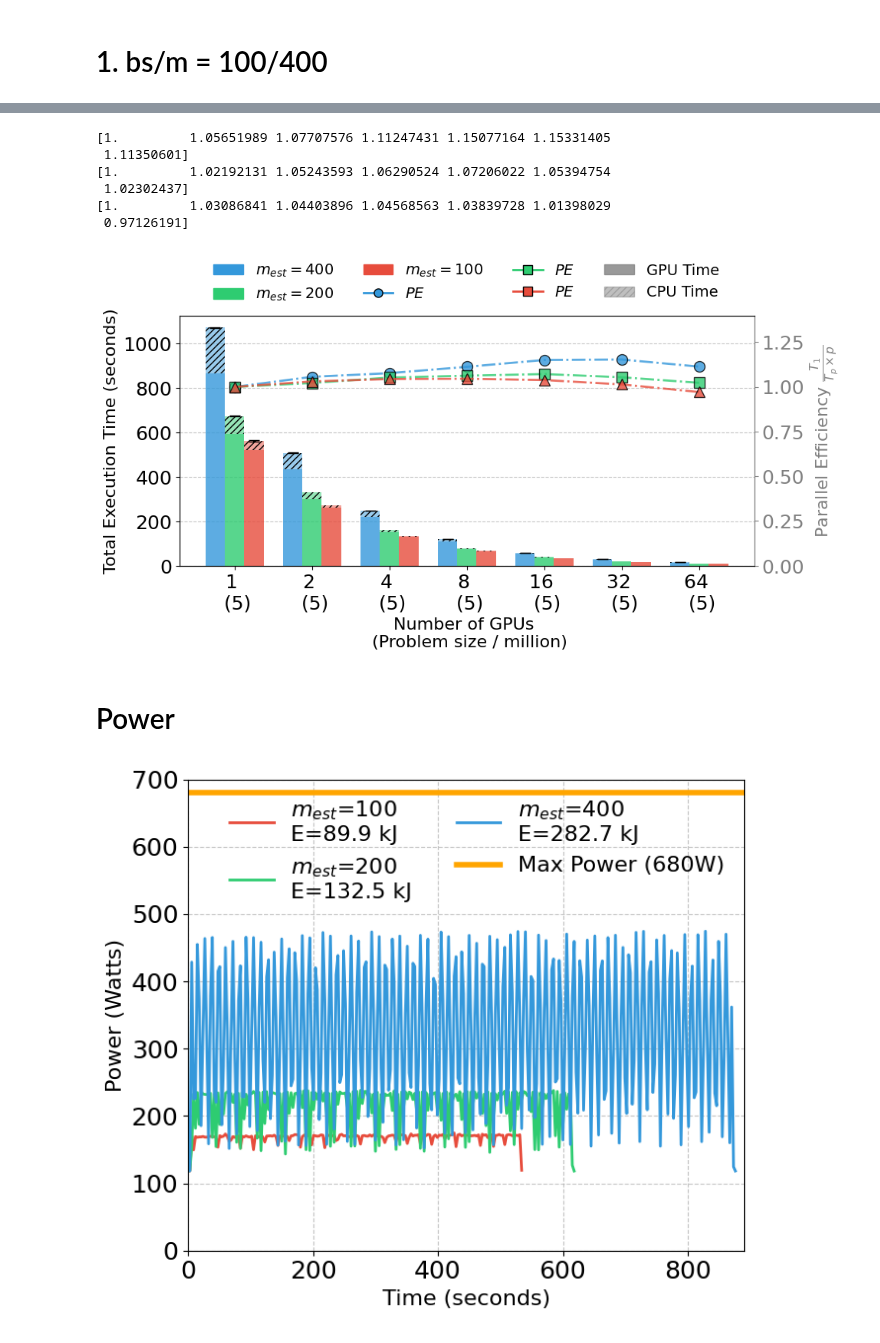
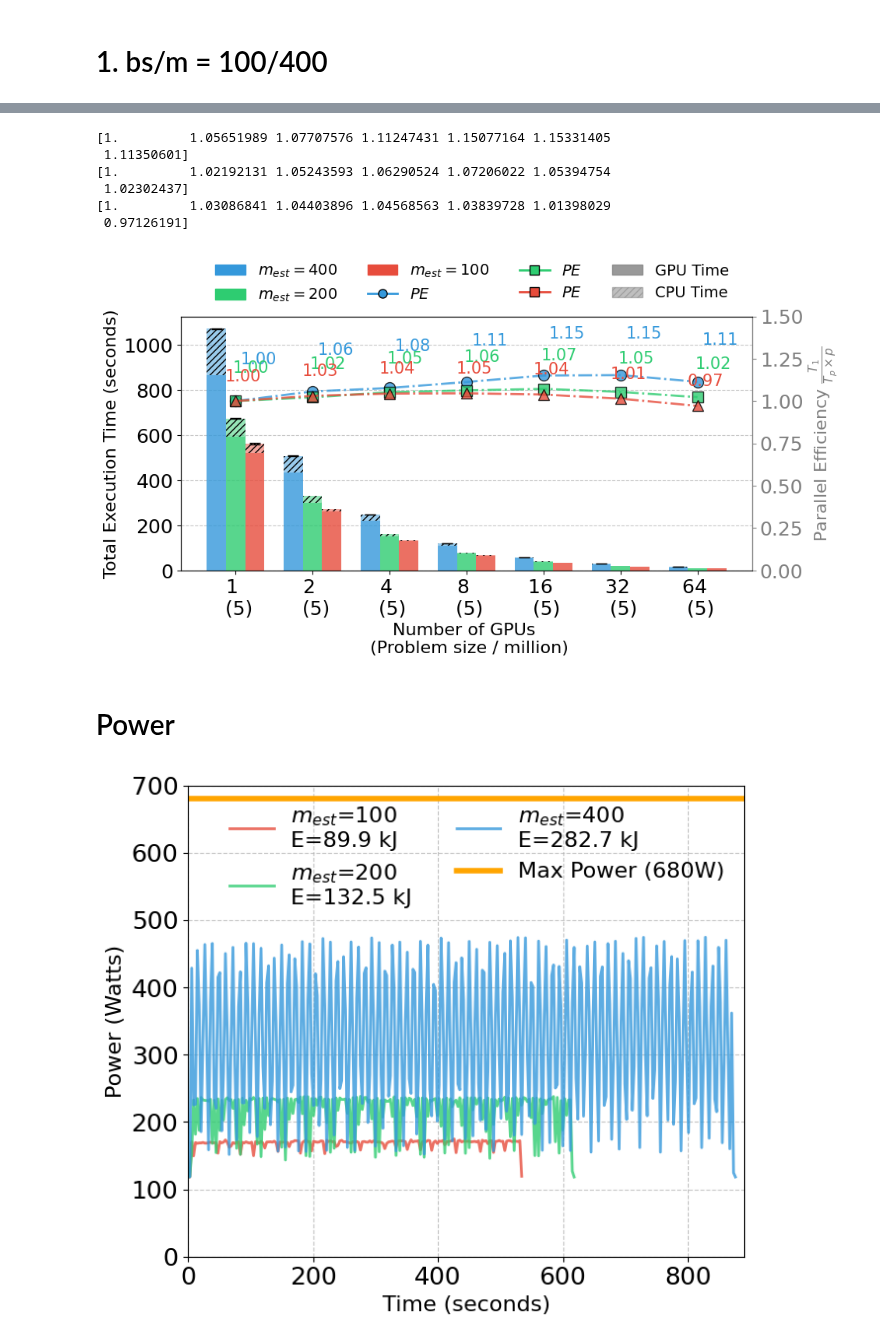
Before and after one commit to paper-code1/VecchiaConditionalExtremes, a Jupyter notebook: experiments/PerformanceVisu_GH200_scaling.ipynb, the cells around one changed output, grey strips where cells are left out. Saved outputs shown, nothing was run; the diff lists cells and outputs as text; code cells hidden in the pictures.

```diff
--- a/experiments/PerformanceVisu_GH200_scaling.ipynb
+++ b/experiments/PerformanceVisu_GH200_scaling.ipynb
@@ -356,20 +356,20 @@ for i, measurement in enumerate(measurements):
              linewidth=2, markersize=10, markeredgecolor='black', linestyle='-.',
              alpha=0.8,
              label=f"{measurement} Speedup")
-# # Add text annotations for each point
-# for i, measurement in enumerate(measurements):
-#     subset = grouped[grouped['measurement'] == measurement]
-#     baseline = subset[subset['n'] == 1]['total_time_mean'].values[0]
-#     means = subset['total_time_mean'].values
-#     speedups = baseline / (means * n_values[:len(means)])
+# Add text annotations for each point
+for i, measurement in enumerate(measurements):
+    subset = grouped[grouped['measurement'] == measurement]
+    baseline = subset[subset['n'] == 1]['total_time_mean'].values[0]
+    means = subset['total_time_mean'].values
+    speedups = baseline / (means * n_values[:len(means)])
 
-#     for j, speedup in enumerate(speedups):
-#         # Position text slightly above the point
-#         ax2.text(index[j] + 0.1, speedup + 0.05, f'{speedup:.2f}',
-#                 horizontalalignment='center',
-#                 verticalalignment='bottom',
-#                 fontsize=15,
-#                 color=colors[i])
+    for j, speedup in enumerate(speedups):
+        # Position text slightly above the point
+        ax2.text(index[j] + 0.3 - 0.1 * i, speedup +0.2 - 0.05 * i, f'{speedup:.2f}',
+                horizontalalignment='center',
+                verticalalignment='bottom',
+                fontsize=15,
+                color=colors[i])
 
 # Add ideal speedup line (linear scaling)
 # ax2.plot(index, n_values, 'k--', alpha=0.7, linewidth=1.5, label='Ideal Speedup')
@@ -379,6 +379,7 @@ for i, measurement in enumerate(measurements):
 ax1.set_xlabel('Number of GPUs \n (Problem size / million)', fontsize=16)
 ax1.set_ylabel('Total Execution Time (seconds)', fontsize=16)
 ax1.set_xticks(index)
+# ax1.set_ylim(0, 1400)
 ax1.set_xticklabels(index_GPUs_ps)
 ax1.grid(axis='y', linestyle='--', alpha=0.7)
 ax1.set_axisbelow(True)
@@ -388,7 +389,7 @@ ax2.set_ylabel(r'Parallel Efficiency $\frac{T_1}{T_p \times p}$', fontsize=16)
 # ax2.set_ylabel(r'Parallel Efficiency $\frac{T_1}{T_p} \times p$', fontsize=16)
 ax2.spines['right'].set_color('gray')
 # ax2.set_yscale('log', base=2)
-ax2.set_ylim(0., 1.4)
+ax2.set_ylim(0., 1.5)
 ax2.tick_params(axis='y', colors='gray')
 ax2.yaxis.label.set_color('gray')
 
@@ -435,7 +436,7 @@ plt.show()
  1.02302437]
 [1.         1.03086841 1.04403896 1.04568563 1.03839728 1.01398029
  0.97126191]
-[figure, old version]
+[figure, new version]
 # %% [markdown]
 # Power
 # %%
@@ -497,32 +498,33 @@ def plot_power_consumption(start_time=300, end_time=340):
 
             plt.plot(filtered_data['time_seconds'],
                     filtered_data['power'],
                     label=f'$m_{{est}}$={m}\nE={energy/1000:.1f} kJ',
                     color=color,
-                    linewidth=2)
+                    linewidth=2,
+                    alpha=0.8)
         except Exception as e:
             print(f"Could not process data for m={m}: {str(e)}")
 
     # Add horizontal line for max power
     plt.axhline(y=680, color='orange', linewidth=4, linestyle='-', label='Max Power (680W)')
 
     plt.xlabel('Time (seconds)', fontsize=16)
     plt.ylabel('Power (Watts)', fontsize=16)
     plt.grid(True, linestyle='--', alpha=0.7)
     plt.legend(fontsize=16, ncol=2, framealpha=0.)
 
     # Set axis limits
     plt.xlim(start_time, end_time)
     plt.ylim(0, 700)  # slightly above 900 to show the line clearly
 
     # Adjust layout to prevent label cutoff
     plt.tight_layout()
 
     # Save the plot
     plt.savefig(f'./fig/gpu0_power_analysis_GH200_{start_time}_{end_time}.pdf', bbox_inches='tight')
     plt.show()
 
 # Example usage:
 plot_power_consumption(start_time=0, end_time=890)
 # %% [output]
-[figure, old version]
+[figure, new version]
```
Also changed, not shown: parts of 1 cell of this notebook, 4 other files.
